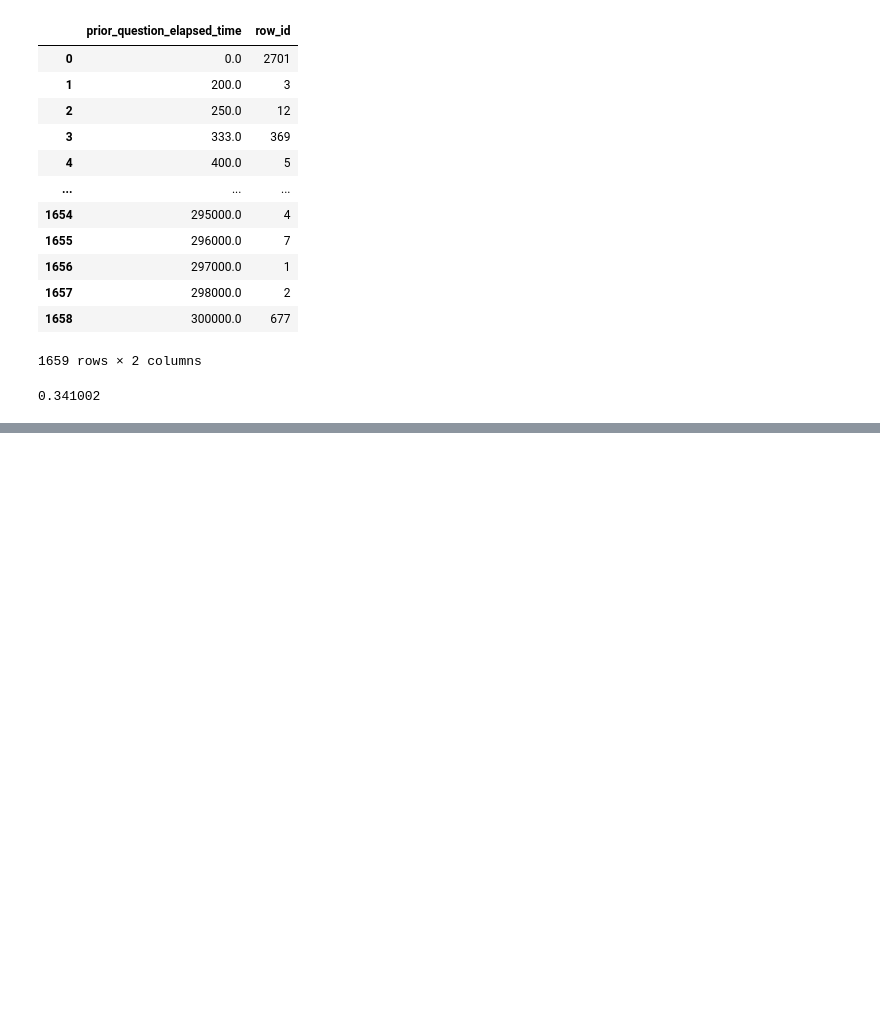
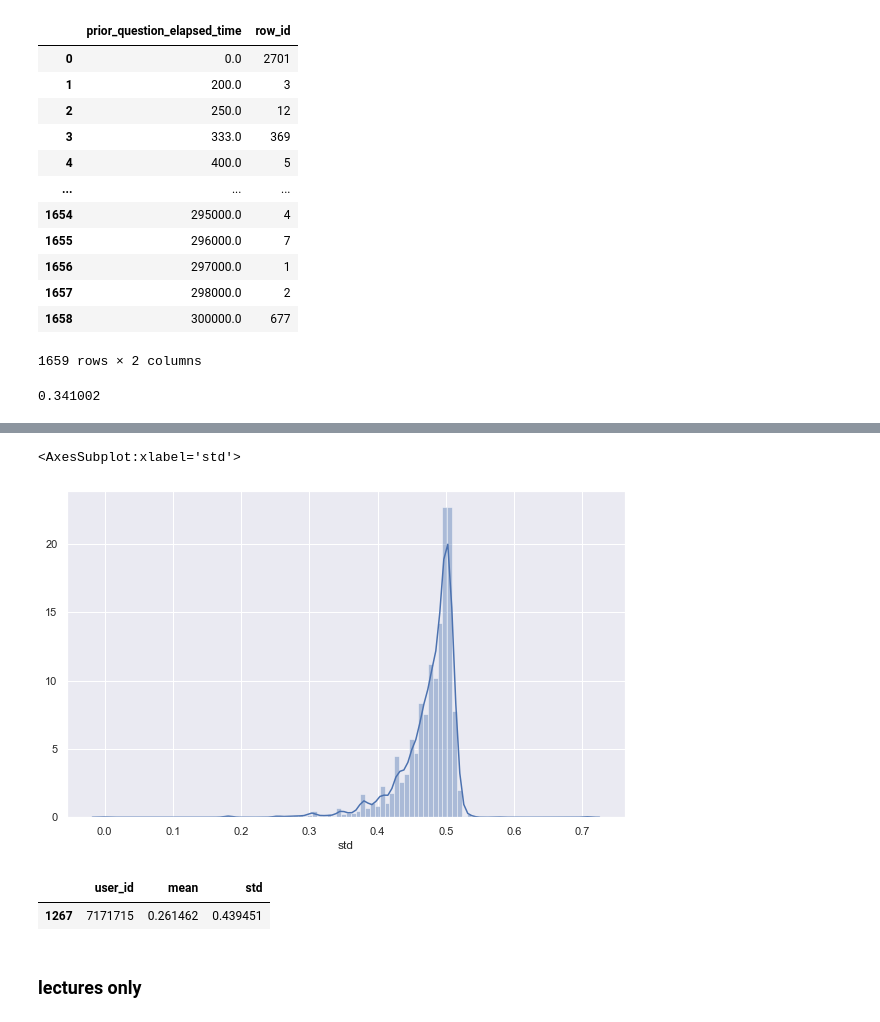
Before and after one commit to Asher-zsz/Kaggle-riiid-test-answer-prediction, a Jupyter notebook: EDA.ipynb, the cells around one changed output, grey strips where cells are left out. Drawn from its saved outputs; the diff is of its cells as text; code cells hidden in the pictures; blank space fills up the shorter version.

```diff
--- a/EDA.ipynb
+++ b/EDA.ipynb
@@ -252,0 +389,13 @@ e[0]/len(train)
+# %%
+plt.figure(figsize=(10,6))
+sns.distplot(df2['std'],bins=100)#二分类算标注差好像没什么用，0.6的准确率：标准差0.4899
+# %% [output]
+<AxesSubplot:xlabel='std'>
+[figure, added]
+# %%
+df2[df2['user_id']==7171715] #做题最多的人,去掉lecture，也没提高多少，太惨了老哥
+# %% [output]
+|  | user_id | mean | std |
+| 1267 | 7171715 | 0.261462 | 0.439451 |
+# %% [markdown]
+### lectures only
```
Also changed, not shown: parts of 18 cells of this notebook.
